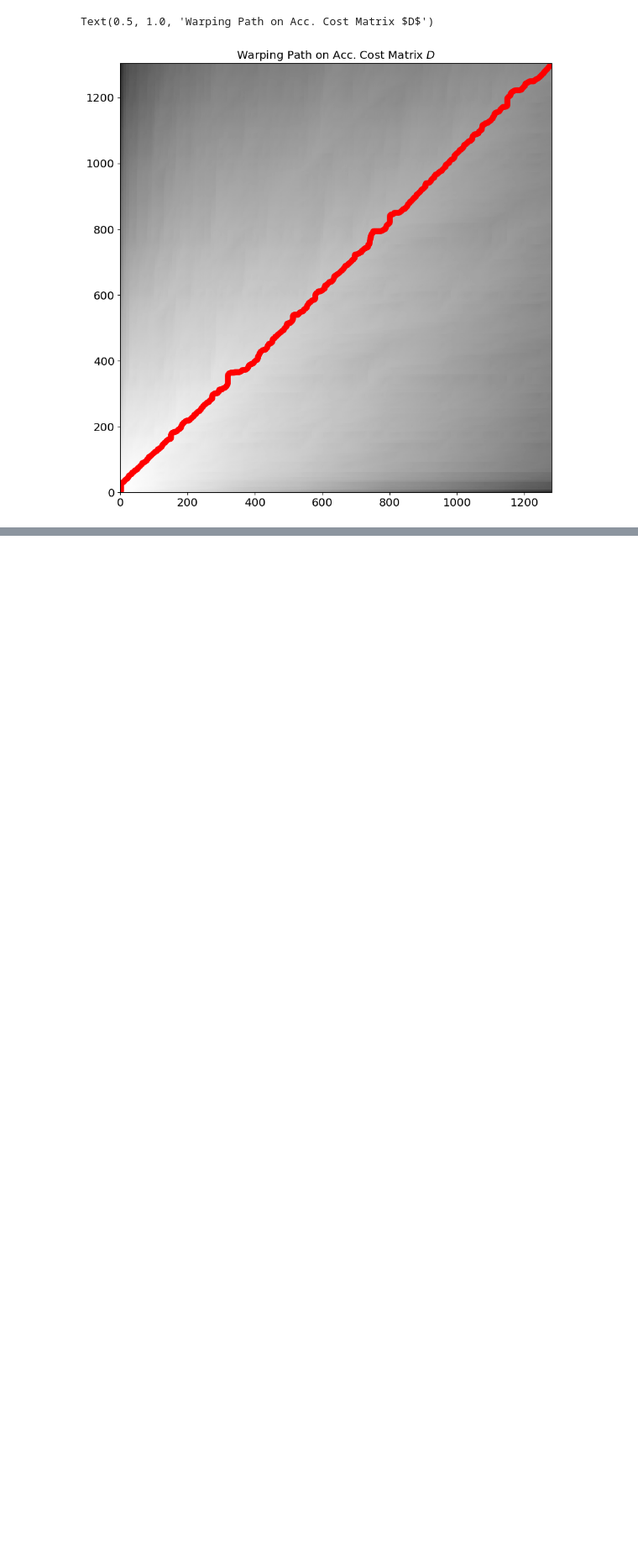
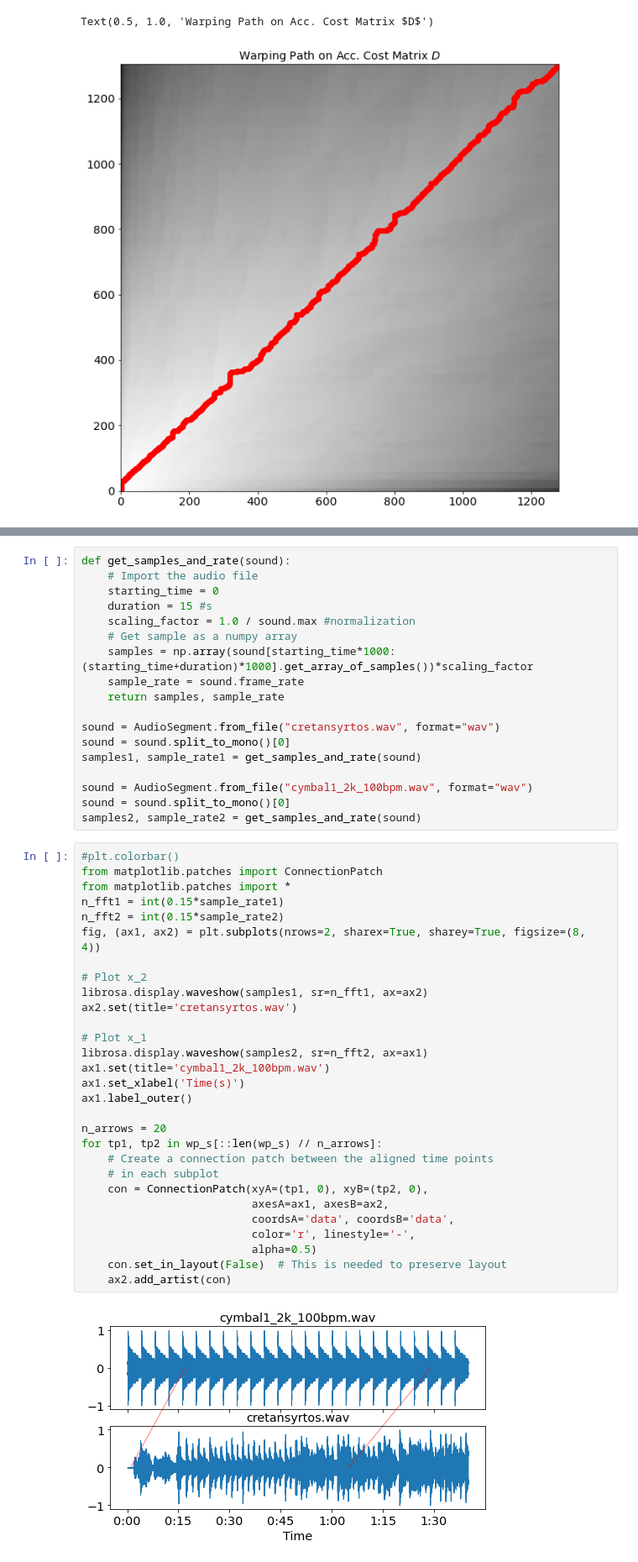
Before and after one commit to simoclemens/KTH-MusicInformaticsLabs, a Jupyter notebook: DT2470_lab03-1.ipynb, the cells around one changed output, grey strips where cells are left out. Shown at 84% size. Cells and saved outputs as stored; diff of their text form; blank space fills up the shorter version.

```diff
--- a/DT2470_lab03-1.ipynb
+++ b/DT2470_lab03-1.ipynb
@@ -523,0 +529,49 @@ for tp1, tp2 in wp_s[::len(wp_s) // n_arrows]:
+# %%
+def get_samples_and_rate(sound):
+    # Import the audio file
+    starting_time = 0
+    duration = 15 #s
+    scaling_factor = 1.0 / sound.max #normalization
+    # Get sample as a numpy array
+    samples = np.array(sound[starting_time*1000:(starting_time+duration)*1000].get_array_of_samples())*scaling_factor
+    sample_rate = sound.frame_rate
+    return samples, sample_rate
+
+sound = AudioSegment.from_file("cretansyrtos.wav", format="wav")
+sound = sound.split_to_mono()[0]
+samples1, sample_rate1 = get_samples_and_rate(sound)
+
+sound = AudioSegment.from_file("cymbal1_2k_100bpm.wav", format="wav")
+sound = sound.split_to_mono()[0]
+samples2, sample_rate2 = get_samples_and_rate(sound)
+# %%
+#plt.colorbar()
+from matplotlib.patches import ConnectionPatch
+from matplotlib.patches import *
+n_fft1 = int(0.15*sample_rate1)
+n_fft2 = int(0.15*sample_rate2)
+fig, (ax1, ax2) = plt.subplots(nrows=2, sharex=True, sharey=True, figsize=(8, 4))
+
+# Plot x_2
+librosa.display.waveshow(samples1, sr=n_fft1, ax=ax2)
+ax2.set(title='cretansyrtos.wav')
+
+# Plot x_1
+librosa.display.waveshow(samples2, sr=n_fft2, ax=ax1)
+ax1.set(title='cymbal1_2k_100bpm.wav')
+ax1.set_xlabel('Time(s)')
+ax1.label_outer()
+
+n_arrows = 20
+for tp1, tp2 in wp_s[::len(wp_s) // n_arrows]:
+    # Create a connection patch between the aligned time points
+    # in each subplot
+    con = ConnectionPatch(xyA=(tp1, 0), xyB=(tp2, 0),
+                          axesA=ax1, axesB=ax2,
+                          coordsA='data', coordsB='data',
+                          color='r', linestyle='-',
+                          alpha=0.5)
+    con.set_in_layout(False)  # This is needed to preserve layout
+    ax2.add_artist(con)
+# %% [output]
+[figure, added]
```
Also changed, not shown: parts of 6 cells of this notebook, 2 other files.
